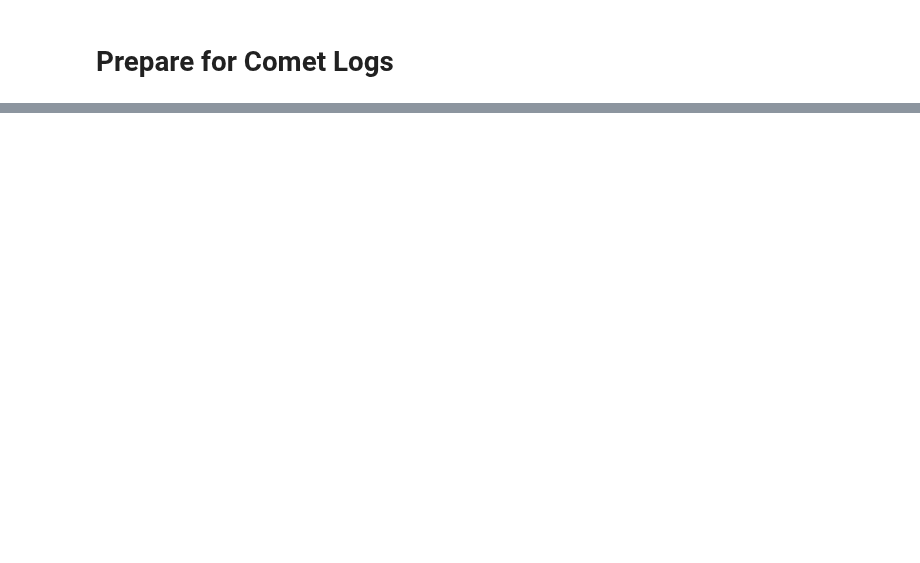
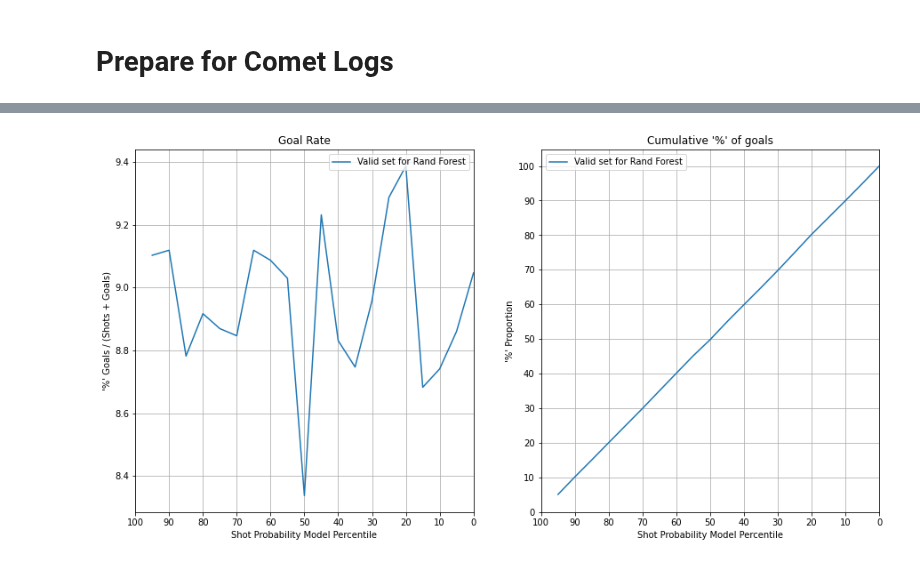
Before and after one commit to M0rph3e/ift6758-project-main, a Jupyter notebook: notebooks/try_your_best_shot_keras.ipynb, the cells around one changed output, grey strips where cells are left out. Saved outputs shown, nothing was run; the diff lists cells and outputs as text; code cells hidden in the pictures; blank space fills up the shorter version.

```diff
--- a/notebooks/try_your_best_shot_keras.ipynb
+++ b/notebooks/try_your_best_shot_keras.ipynb
@@ -509,0 +743,4 @@ comet_exp.log_parameters(params)
+# %%
+plot_metrics.plot_percentile([val_y_true],[y_proba_val],bin_width=5,plot_labels=["Valid set for Rand Forest"])
+# %% [output]
+[figure, added]
```
Also changed, not shown: parts of 94 cells of this notebook.
